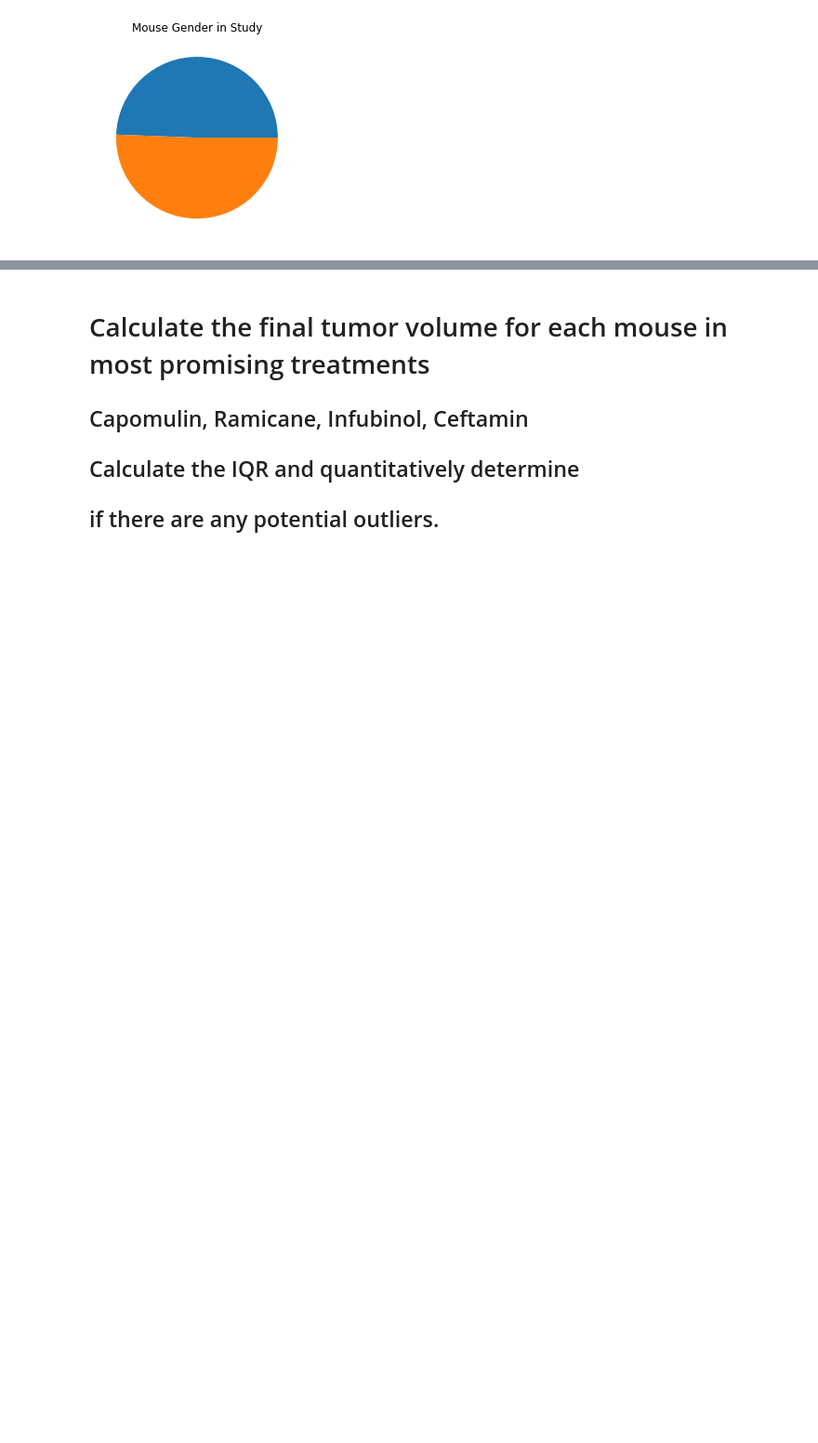
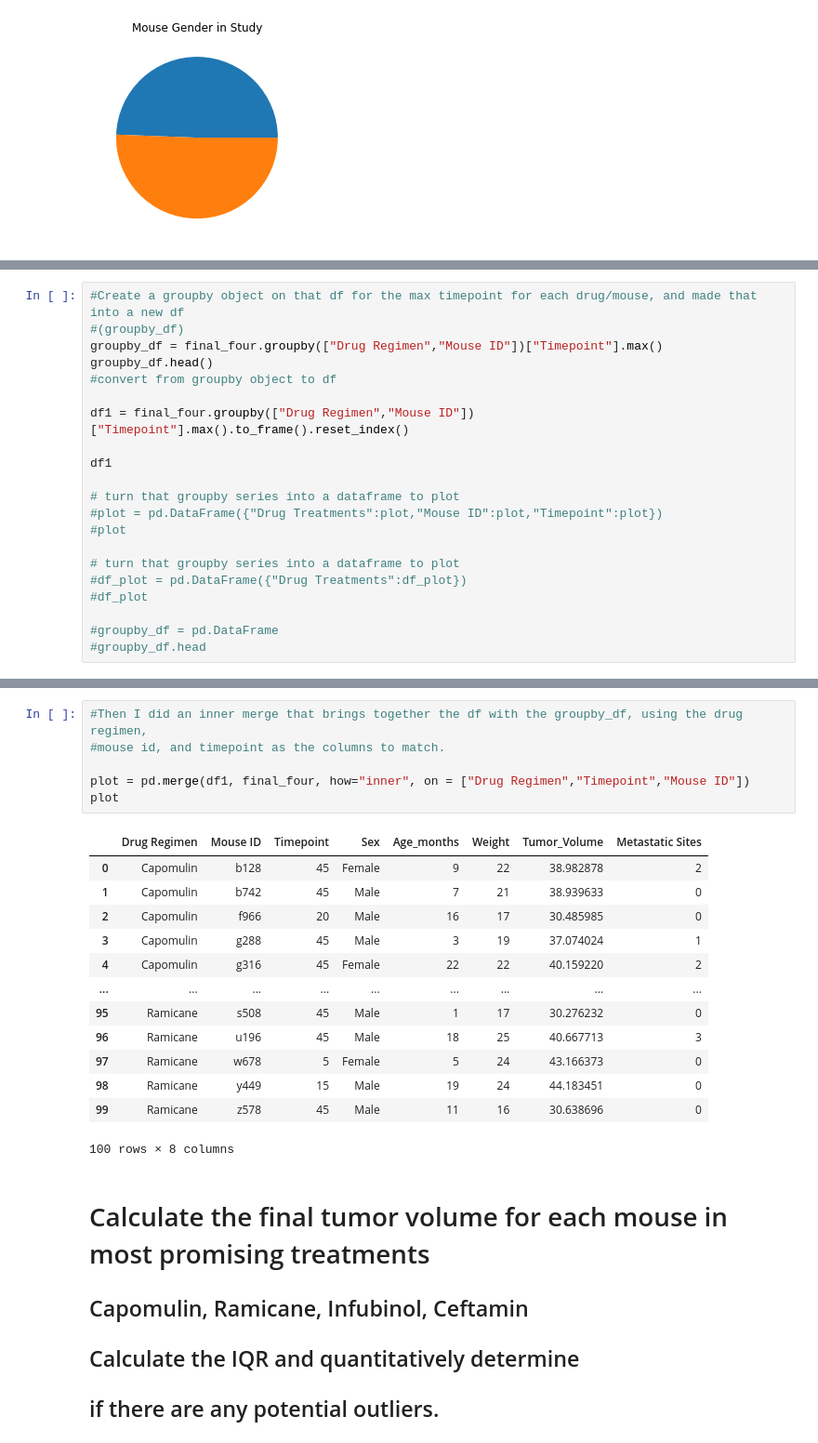
Before and after one commit to JonesInformatics/Matplotlib-Challenge, a Jupyter notebook: main.ipynb, the cells around one changed output, grey strips where cells are left out. Shown at 93% size. Drawn from its saved outputs; the diff is of its cells as text; blank space fills up the shorter version.

```diff
--- a/main.ipynb
+++ b/main.ipynb
@@ -194,0 +318,21 @@ Text(0.5, 1.0, 'Mouse Gender in Study')
+# %%
+#Create a groupby object on that df for the max timepoint for each drug/mouse, and made that into a new df
+#(groupby_df)
+groupby_df = final_four.groupby(["Drug Regimen","Mouse ID"])["Timepoint"].max()
+groupby_df.head()
+#convert from groupby object to df
+
+df1 = final_four.groupby(["Drug Regimen","Mouse ID"])["Timepoint"].max().to_frame().reset_index()
+
+df1
+
+# turn that groupby series into a dataframe to plot
+#plot = pd.DataFrame({"Drug Treatments":plot,"Mouse ID":plot,"Timepoint":plot})
+#plot
+
+# turn that groupby series into a dataframe to plot
+#df_plot = pd.DataFrame({"Drug Treatments":df_plot})
+#df_plot
+
+#groupby_df = pd.DataFrame
+#groupby_df.head
@@ -195,3 +353,23 @@ Text(0.5, 1.0, 'Mouse Gender in Study')
+# %%
+#Then I did an inner merge that brings together the df with the groupby_df, using the drug regimen,
+#mouse id, and timepoint as the columns to match.
+
+plot = pd.merge(df1, final_four, how="inner", on = ["Drug Regimen","Timepoint","Mouse ID"])
+plot
+# %% [output]
+|  | Drug Regimen | Mouse ID | Timepoint | Sex | Age_months | Weight | Tumor_Volume | Metastatic Sites |
+| 0 | Capomulin | b128 | 45 | Female | 9 | 22 | 38.982878 | 2 |
+| 1 | Capomulin | b742 | 45 | Male | 7 | 21 | 38.939633 | 0 |
+| 2 | Capomulin | f966 | 20 | Male | 16 | 17 | 30.485985 | 0 |
+| 3 | Capomulin | g288 | 45 | Male | 3 | 19 | 37.074024 | 1 |
+| 4 | Capomulin | g316 | 45 | Female | 22 | 22 | 40.159220 | 2 |
+| ... | ... | ... | ... | ... | ... | ... | ... | ... |
+| 95 | Ramicane | s508 | 45 | Male | 1 | 17 | 30.276232 | 0 |
+| 96 | Ramicane | u196 | 45 | Male | 18 | 25 | 40.667713 | 3 |
+| 97 | Ramicane | w678 | 5 | Female | 5 | 24 | 43.166373 | 0 |
+| 98 | Ramicane | y449 | 15 | Male | 19 | 24 | 44.183451 | 0 |
+| 99 | Ramicane | z578 | 45 | Male | 11 | 16 | 30.638696 | 0 |
+100 rows × 8 columns
 # %% [markdown]
 # Calculate the final tumor volume for each mouse in most promising treatments
 ## Capomulin, Ramicane, Infubinol, Ceftamin
```
Also changed, not shown: parts of 28 cells of this notebook.
